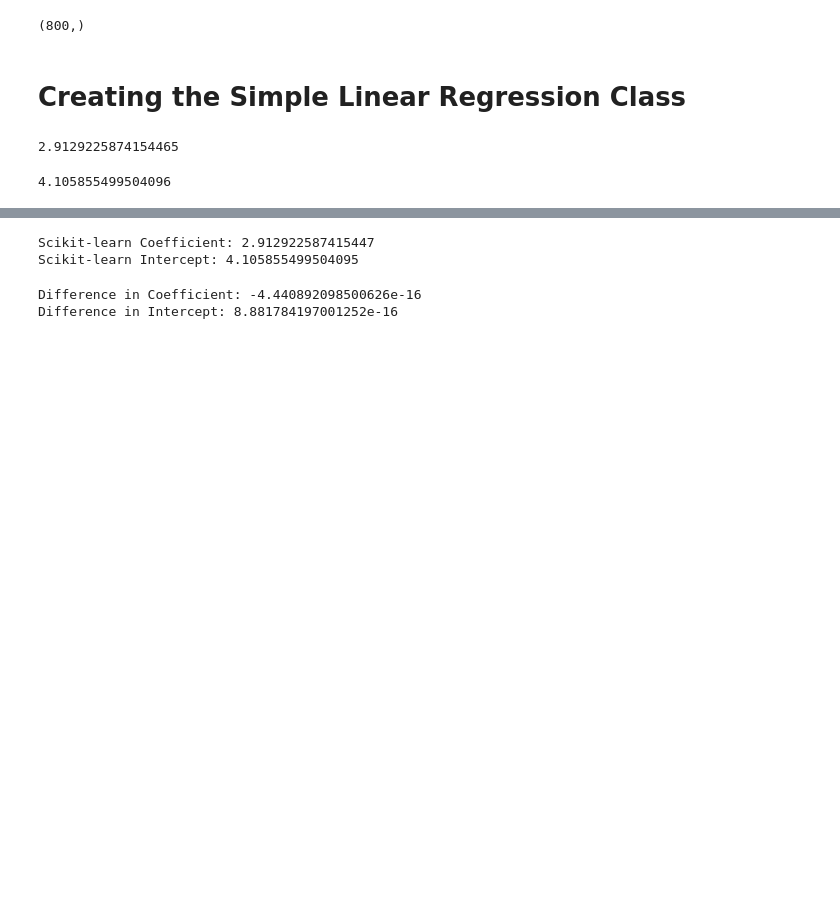
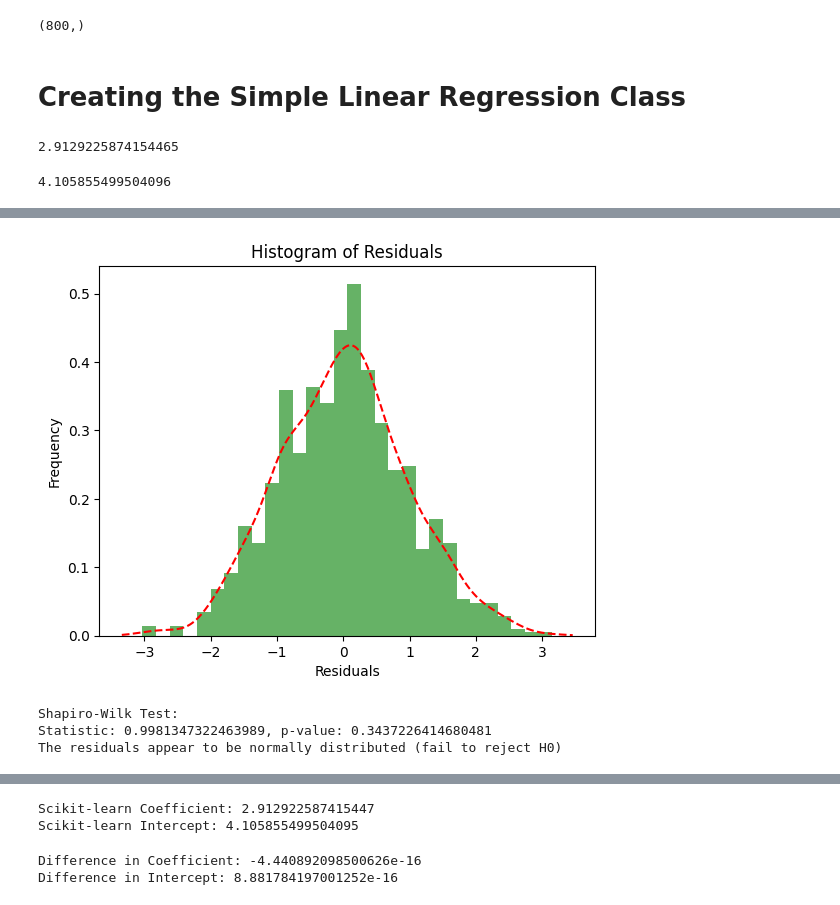
Before and after one commit to Rk-Pudasaini/Applied_Machine_Learning, a Jupyter notebook: From_scratch/Linear_Regression.ipynb, the cells around one changed output, grey strips where cells are left out. Drawn from its saved outputs; the diff is of its cells as text; code cells hidden in the pictures; blank space fills up the shorter version.

```diff
--- a/From_scratch/Linear_Regression.ipynb
+++ b/From_scratch/Linear_Regression.ipynb
@@ -111,0 +111,33 @@ model.intercept
+# %%
+from scipy import stats
+
+# Obtain residuals
+residuals = y - model.predict(X)
+
+# Plot a histogram of residuals
+plt.hist(residuals, bins=30, density=True, alpha=0.6, color='g')
+plt.title('Histogram of Residuals')
+plt.xlabel('Residuals')
+plt.ylabel('Frequency')
+
+# Plot density line
+xmin, xmax = plt.xlim()
+x = np.linspace(xmin, xmax, 1000)
+density = stats.gaussian_kde(residuals.flatten())
+plt.plot(x, density(x), 'r--')
+
+plt.show()
+
+# Perform Shapiro-Wilk test for normality
+stat, p = stats.shapiro(residuals.flatten())  # Flatten residuals to 1D array for the test
+print('Shapiro-Wilk Test:')
+print(f'Statistic: {stat}, p-value: {p}')
+if p > 0.05:
+    print("The residuals appear to be normally distributed (fail to reject H0)")
+else:
+    print("The residuals do not appear to be normally distributed (reject H0)")
+# %% [output]
+[figure, added]
+Shapiro-Wilk Test:
+Statistic: 0.9981347322463989, p-value: 0.3437226414680481
+The residuals appear to be normally distributed (fail to reject H0)
```
Also changed, not shown: parts of 5 cells of this notebook.
